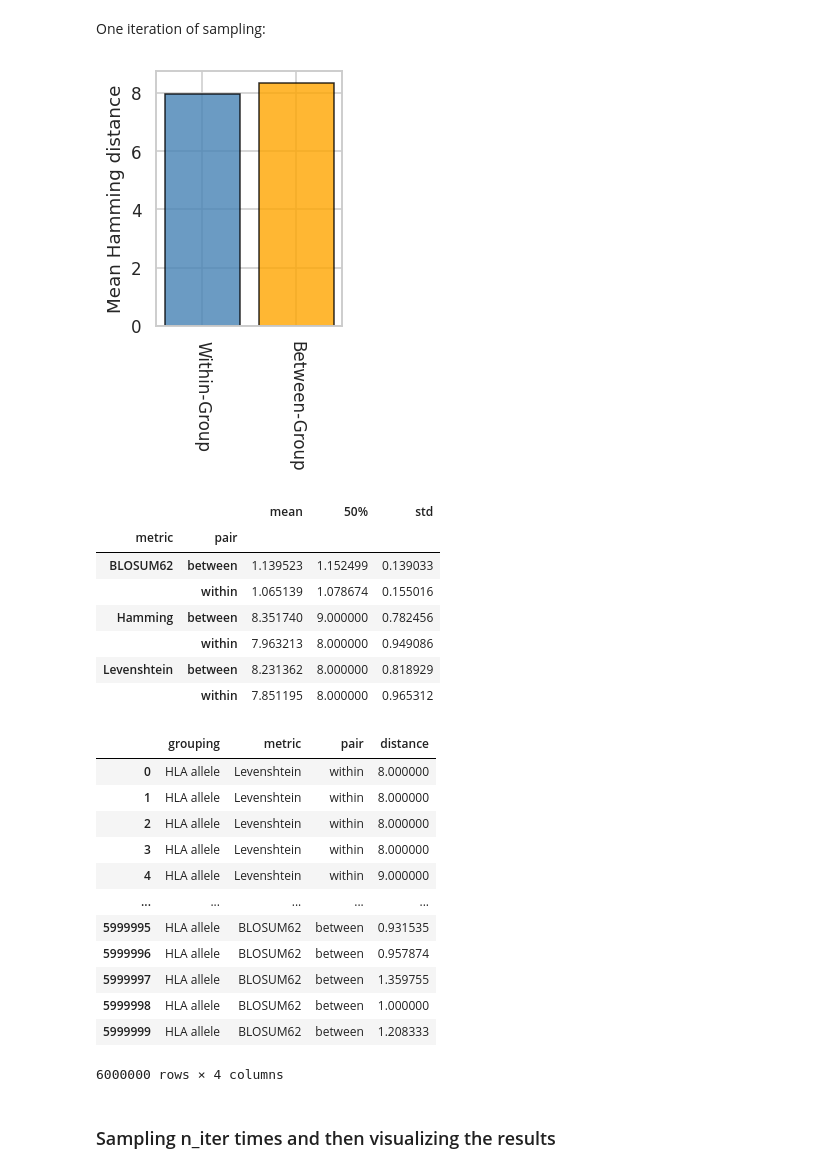
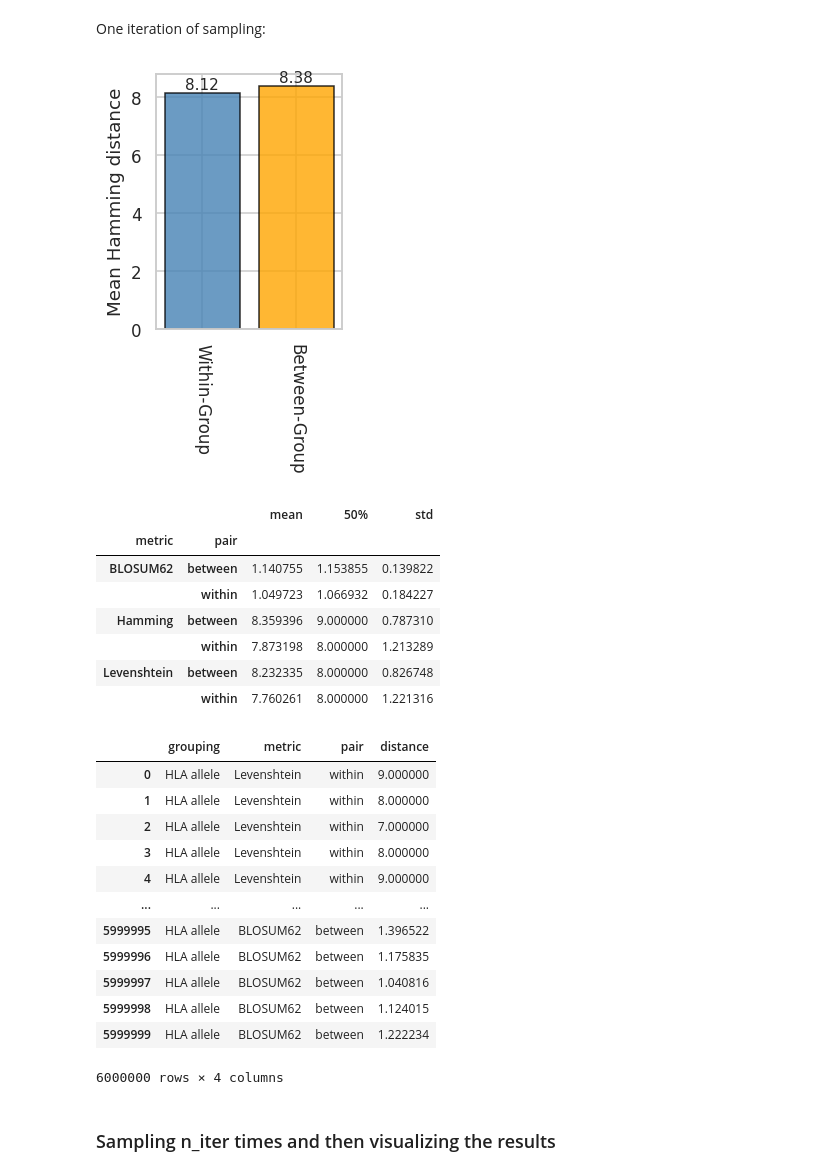
Before and after one commit to delipouya/tcr-bench, a Jupyter notebook: 3_iedb_similarity_mhc1.ipynb, the cells around one changed output. Saved outputs shown, nothing was run; the diff lists cells and outputs as text; code cells hidden in the pictures.

```diff
--- a/3_iedb_similarity_mhc1.ipynb
+++ b/3_iedb_similarity_mhc1.ipynb
@@ -35,6 +35,7 @@ rng = np.random.default_rng(0)
 PEPTIDE_LENGTH   = 9       # focus length
 POSITIVE_ONLY    = True
 UNMODIFIED_ONLY  = True
+VIRUS_ONLY       = True    # restrict to viral source species (taxonomy-based; lookup built in 2.5_species_virus_lookup.ipynb)
 N_PAIRS          = 30_000  # sampled pairs per category
 MIN_GROUP        = 30      # min unique peptides for a group (allele/species) to be used
 # %% [markdown]
@@ -48,9 +49,18 @@ if POSITIVE_ONLY:   d = d[d["is_positive"]]
 if UNMODIFIED_ONLY: d = d[~d["is_modified"]]
 d = d[d["length"] == PEPTIDE_LENGTH]
 
+# virus-only: keep species whose NCBI taxonomy lineage sits under Viruses.
+# Lookup is taxonomy-based and auditable (built in 2.5_species_virus_lookup.ipynb).
+if VIRUS_ONLY:
+    vir = pd.read_csv("IEDB/species_virus_lookup.csv")
+    virus_species = set(vir.loc[vir["is_virus"], "species"])
+    before = len(d)
+    d = d[d["species"].isin(virus_species)]
+    print(f"virus-only: {before:,} -> {len(d):,} records | {d['species'].nunique()} virus species")
+
 AA = set("ACDEFGHIKLMNPQRSTVWY")
 d = d[d["peptide"].map(lambda p: isinstance(p, str) and set(p) <= AA)]
 
-print(f"Filtered to {d.shape[0]:,} records of length {PEPTIDE_LENGTH} (positive only: {POSITIVE_ONLY}, unmodified only: {UNMODIFIED_ONLY})")
+print(f"Filtered to {d.shape[0]:,} records of length {PEPTIDE_LENGTH} (positive only: {POSITIVE_ONLY}, unmodified only: {UNMODIFIED_ONLY}, virus only: {VIRUS_ONLY})")
 # %% [output]
 (305861, 18)
@@ -142,11 +153,12 @@ deleted   : lev:  1 - hamming:  1  - blosum:  0.049
 # %%
 def build_groups(frame, key, min_size=MIN_GROUP):
     """
-    This function buckets peptides by some grouping column and returns only the buckets large enough to be useful.
+    Bucket peptides by `key` into {key -> np.array of UNIQUE peptides}, keeping
+    groups with >= min_size distinct peptides.
     Parameters
     ----------
     key -> np.array of unique peptides, keeping groups with >= min_size peptides.
-    min_size -> int, minimum number of peptides required for a group to be included.
+    min_size -> int, minimum number of distinct peptides required for a group.
     """
     g = (frame.dropna(subset=[key])
               .groupby(key)["peptide"].unique())
@@ -154,12 +166,14 @@ def build_groups(frame, key, min_size=MIN_GROUP):
 
 def sample_within(groups, n):
     '''
-    Sample n pairs of peptides from within the same group.
-    draws n random within-group peptide pairs — two distinct peptides that share the same key (e.g. the same HLA allele).
-    n is the total number of pairs to sample, and groups are revisited with replacement, so a popular group can contribute multiple pairs.
+    Sample n within-group peptide pairs — two peptides drawn from the same key
+    (e.g. the same HLA allele). Groups are revisited with replacement, so a popular
+    group can contribute multiple pairs. The two peptides are drawn independently
+    (replace=True), so an identical pair (the same peptide twice -> distance 0) can
+    occur and is KEPT, not excluded.
     Parameters
     ----------
-    groups -> dict of {group: np.array of peptides}
+    groups -> dict of {group: np.array of unique peptides}
     n -> int, number of pairs to sample
     Returns
     -------
@@ -172,18 +186,23 @@ def sample_within(groups, n):
     pairs = []
     for i in pick:
         v = groups[keys[i]]
-        a, b = rng.choice(len(v), size=2, replace=False)
+        a, b = rng.choice(len(v), size=2, replace=True)  # independent draws; identical pair allowed (kept)
         pairs.append((v[a], v[b]))
     return pairs
 
 
 def sample_between(groups, n):
+    '''
+    Sample n between-group pairs — two peptides drawn from two *different* groups.
+    Identical sequences are KEPT (a peptide shared across groups can yield a
+    distance-0 pair). Oversamples because draws with i == j (same group) are skipped.
+    '''
     keys = list(groups)
-    ii = rng.integers(0, len(keys), size=n * 2) ## over sampled to avoid duplicates, since we skip pairs where i==j
+    ii = rng.integers(0, len(keys), size=n * 2)  # oversample; i == j draws are skipped
     jj = rng.integers(0, len(keys), size=n * 2)
     pairs = []
     for i, j in zip(ii, jj):
-        if i == j:
+        if i == j:                       # require different groups (between)
             continue
         a = groups[keys[i]]
         b = groups[keys[j]]
@@ -191,8 +210,7 @@ def sample_between(groups, n):
         pa = a[rng.integers(len(a))]
         pb = b[rng.integers(len(b))]
 
-        if pa != pb:
-            pairs.append((pa, pb))
+        pairs.append((pa, pb))           # identical sequences kept (distance 0 allowed)
         if len(pairs) >= n:
             break
     return pairs
@@ -345,40 +340,43 @@ bp_dists = dists(bp, DISTANCE_METRIC)
 # %%
 ### make a paried bar plot of the within-group and between-group distances
 plt.figure(figsize=(2.5, 4))
 plt.bar(["Within-Group", "Between-Group"], [wp_dists.mean(), bp_dists.mean()], color=["steelblue", "orange"], alpha=0.8, edgecolor="black")
 plt.ylabel("Mean Hamming distance")
 plt.xticks(rotation=-90)
+### add numbers to the bars
+for i, v in enumerate([wp_dists.mean(), bp_dists.mean()]):
+    plt.text(i, v + 0.02, f"{v:.2f}", ha='center', va='bottom', fontsize=10)
 plt.tight_layout()
 plt.show()
 # %% [output]
-[figure, old version]
+[figure, new version]
 # %%
 res_allele = compare(wp=wp, bp=bp, label="HLA allele")
 res_allele.groupby(["metric", "pair"])["distance"].describe()[["mean", "50%", "std"]]
 # %% [output]
 |  |  | mean | 50% | std |
 | metric | pair |  |  |  |
-| BLOSUM62 | between | 1.139523 | 1.152499 | 0.139033 |
-|  | within | 1.065139 | 1.078674 | 0.155016 |
-| Hamming | between | 8.351740 | 9.000000 | 0.782456 |
-|  | within | 7.963213 | 8.000000 | 0.949086 |
-| Levenshtein | between | 8.231362 | 8.000000 | 0.818929 |
-|  | within | 7.851195 | 8.000000 | 0.965312 |
+| BLOSUM62 | between | 1.140755 | 1.153855 | 0.139822 |
+|  | within | 1.049723 | 1.066932 | 0.184227 |
+| Hamming | between | 8.359396 | 9.000000 | 0.787310 |
+|  | within | 7.873198 | 8.000000 | 1.213289 |
+| Levenshtein | between | 8.232335 | 8.000000 | 0.826748 |
+|  | within | 7.760261 | 8.000000 | 1.221316 |
 # %%
 res_allele
 # %% [output]
 |  | grouping | metric | pair | distance |
-| 0 | HLA allele | Levenshtein | within | 8.000000 |
+| 0 | HLA allele | Levenshtein | within | 9.000000 |
 | 1 | HLA allele | Levenshtein | within | 8.000000 |
-| 2 | HLA allele | Levenshtein | within | 8.000000 |
+| 2 | HLA allele | Levenshtein | within | 7.000000 |
 | 3 | HLA allele | Levenshtein | within | 8.000000 |
 | 4 | HLA allele | Levenshtein | within | 9.000000 |
 | ... | ... | ... | ... | ... |
-| 5999995 | HLA allele | BLOSUM62 | between | 0.931535 |
-| 5999996 | HLA allele | BLOSUM62 | between | 0.957874 |
-| 5999997 | HLA allele | BLOSUM62 | between | 1.359755 |
-| 5999998 | HLA allele | BLOSUM62 | between | 1.000000 |
-| 5999999 | HLA allele | BLOSUM62 | between | 1.208333 |
+| 5999995 | HLA allele | BLOSUM62 | between | 1.396522 |
+| 5999996 | HLA allele | BLOSUM62 | between | 1.175835 |
+| 5999997 | HLA allele | BLOSUM62 | between | 1.040816 |
+| 5999998 | HLA allele | BLOSUM62 | between | 1.124015 |
+| 5999999 | HLA allele | BLOSUM62 | between | 1.222234 |
 6000000 rows × 4 columns
 # %% [markdown]
 ### Sampling n_iter times and then visualizing the results
```
Also changed, not shown: parts of 34 cells of this notebook, 3 other files.
